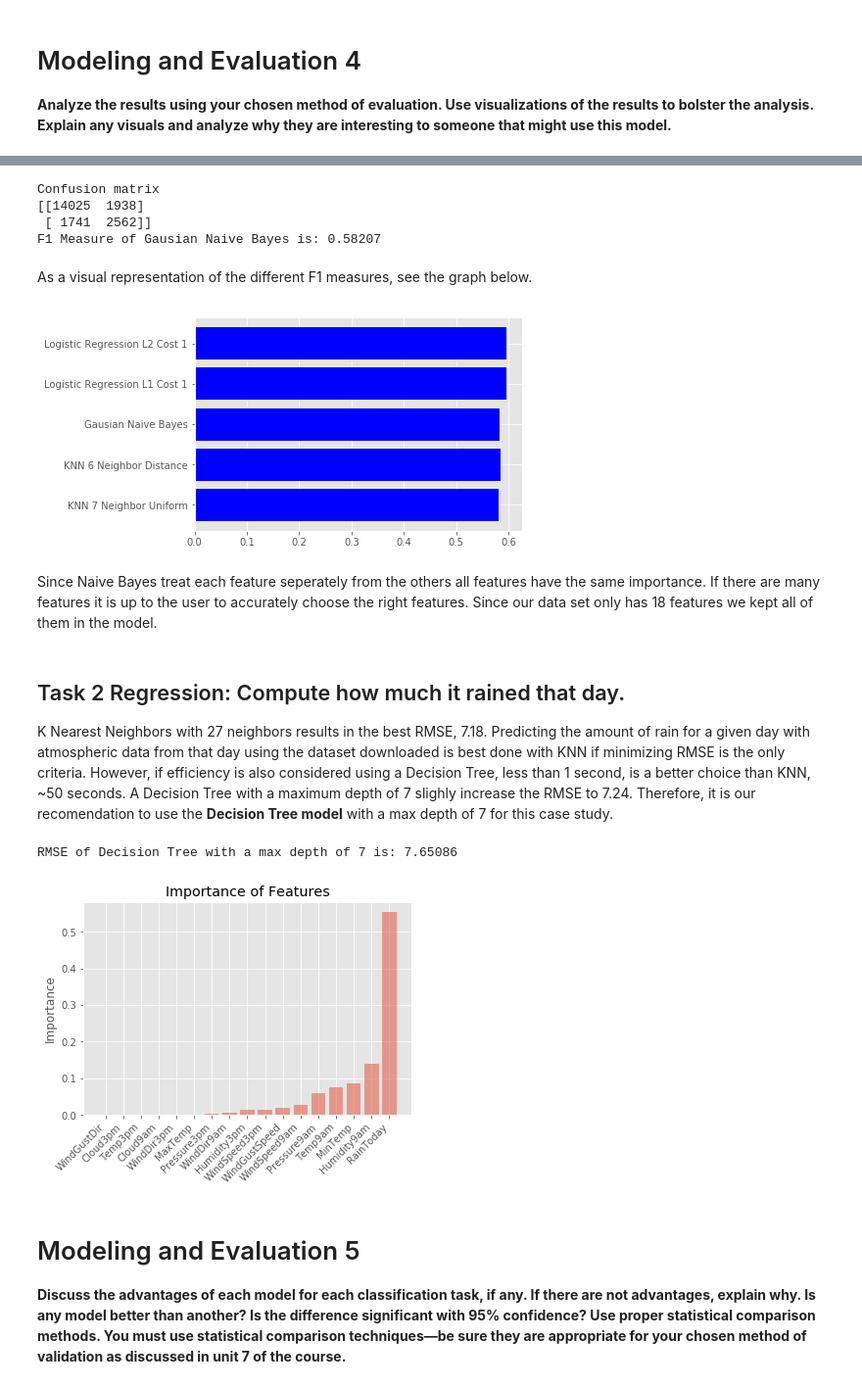
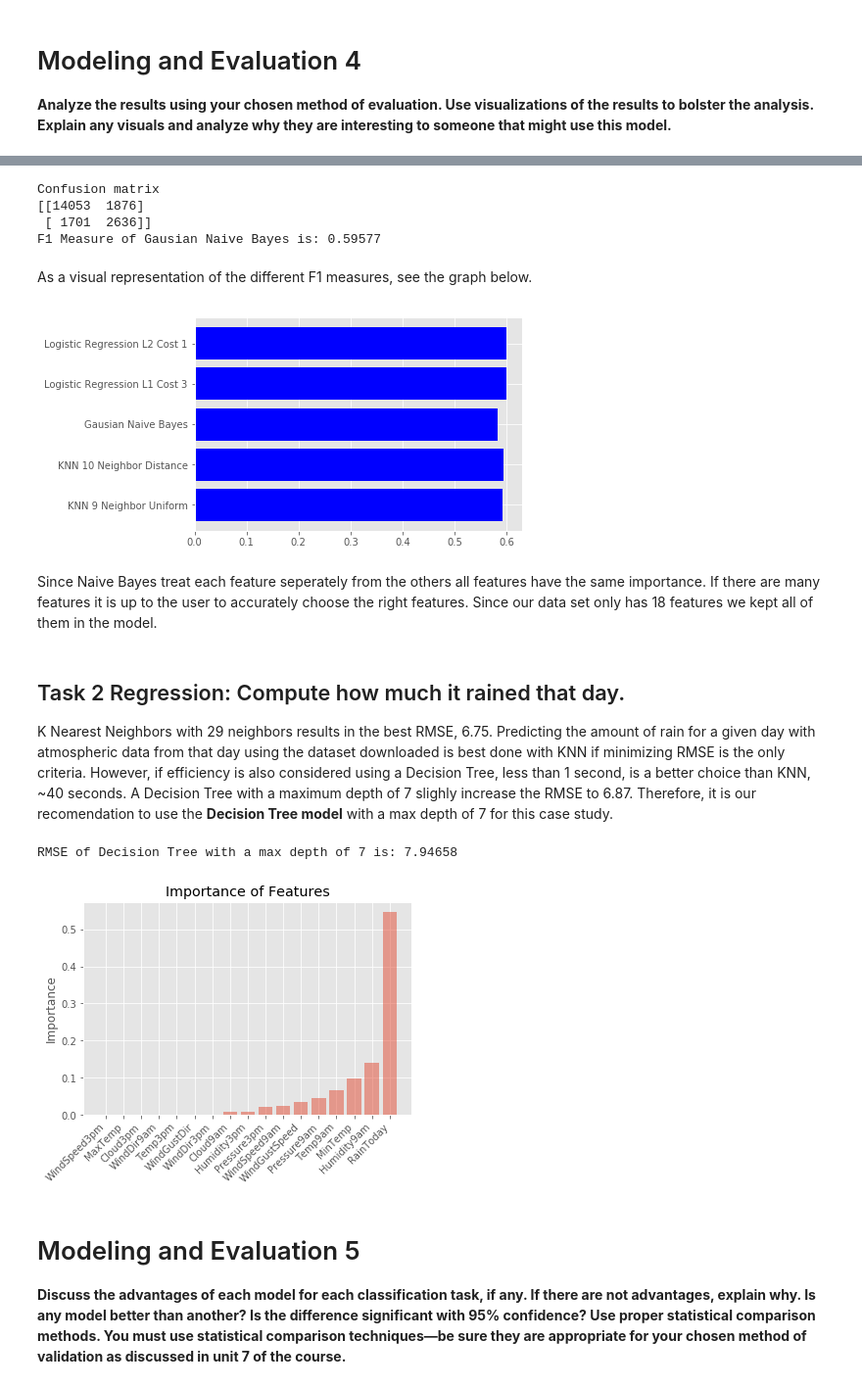
Before and after one commit to jpafford/Data_Mining_7331, a Jupyter notebook: Lab Two Classification.ipynb, the cells around one changed output, grey strips where cells are left out. Shown at 98% size. Drawn from its saved outputs; the diff is of its cells as text; code cells hidden in the pictures.

```diff
--- a/Lab Two Classification.ipynb
+++ b/Lab Two Classification.ipynb
@@ -591,29 +666,31 @@ if 'RainTomorrow' in temp_rainfall:
 for train_indices, test_indices in cv_object.split(x,y):
     scl_obj = sts()
     scl_obj.fit(x[train_indices])
-    X_train_scaled = scl_obj.transform(x[train_indices])
-    X_test_scaled = scl_obj.transform(x[test_indices])
+    X_train_scaled_gnb = scl_obj.transform(x[train_indices])
+    X_test_scaled_gnb = scl_obj.transform(x[test_indices])
+y_train_gnb = y[train_indices]
+y_test_gnb = y[test_indices]
 
 gnb_clf = gnb()
-gnb_clf.fit(X_train_scaled,y[train_indices])
-y_hat = gnb_clf.predict(X_test_scaled)
-F1 = mt.f1_score(y[test_indices],y_hat)
-conf = mt.confusion_matrix(y[test_indices],y_hat)
+gnb_clf.fit(X_train_scaled_gnb,y_train_gnb)
+y_hat = gnb_clf.predict(X_test_scaled_gnb)
+F1 = mt.f1_score(y_test_gnb,y_hat)
+conf = mt.confusion_matrix(y_test_gnb,y_hat)
 print("Confusion matrix")
 print(conf)
-print('F1 Measure of Gausian Naive Bayes is: %.5f' %(F1))
+print('F1 Measure of Gausian Naive Bayes is: %.5f' %(F1)) #F1 score will deviate slightly as each run a new training set is used.
 # %% [output]
 Confusion matrix
-[[14025  1938]
- [ 1741  2562]]
-F1 Measure of Gausian Naive Bayes is: 0.58207
+[[14053  1876]
+ [ 1701  2636]]
+F1 Measure of Gausian Naive Bayes is: 0.59577
 # %% [markdown]
 As a visual representation of the different F1 measures, see the graph below.
 # %%
 plt.style.use('ggplot')
 
-x = ['KNN 7 Neighbor Uniform', 'KNN 6 Neighbor Distance', 'Gausian Naive Bayes', 'Logistic Regression L1 Cost 1', 'Logistic Regression L2 Cost 1']
-energy = [0.58146, 0.58549, 0.58320, 0.59699, 0.59699]
+x = ['KNN 9 Neighbor Uniform', 'KNN 10 Neighbor Distance', 'Gausian Naive Bayes', 'Logistic Regression L1 Cost 3', 'Logistic Regression L2 Cost 1']
+energy = [0.59123, 0.59411, 0.58363, 0.60049, 0.60030]
 
 x_pos = [i for i, _ in enumerate(x)]
 
@@ -623,13 +700,13 @@ plt.yticks(x_pos, x)
 
 plt.show()
 # %% [output]
-[figure, old version]
+[figure, new version]
 # %% [markdown]
 Since Naive Bayes treat each feature seperately from the others all features have the same importance.  If there are many features it is up to the user to accurately choose the right features.  Since our data set only has 18 features we kept all of them in the model.
 # %% [markdown]
 ## Task 2 Regression: Compute how much it rained that day.
 
-K Nearest Neighbors with 27 neighbors results in the best RMSE, 7.18.  Predicting the amount of rain for a given day with atmospheric data from that day using the dataset downloaded is best done with KNN if minimizing RMSE is the only criteria.  However, if efficiency is also considered using a Decision Tree, less than 1 second, is a better choice than KNN, ~50 seconds.  A Decision Tree with a maximum depth of 7 slighly increase the RMSE to 7.24.  Therefore, it is our recomendation to use the <b>Decision Tree model</b> with a max depth of 7 for this case study.
+K Nearest Neighbors with 29 neighbors results in the best RMSE, 6.75.  Predicting the amount of rain for a given day with atmospheric data from that day using the dataset downloaded is best done with KNN if minimizing RMSE is the only criteria.  However, if efficiency is also considered using a Decision Tree, less than 1 second, is a better choice than KNN, ~40 seconds.  A Decision Tree with a maximum depth of 7 slighly increase the RMSE to 6.87.  Therefore, it is our recomendation to use the <b>Decision Tree model</b> with a max depth of 7 for this case study.
 # %%
 from sklearn.tree import DecisionTreeRegressor as dtr
 
@@ -648,30 +725,30 @@ for train_indices, test_indices in cv_object.split(x,y):
     scl_obj.fit(x[train_indices])
     X_train_scaled = scl_obj.transform(x[train_indices])
     X_test_scaled = scl_obj.transform(x[test_indices])
+dtr_column_names = temp_rainfall.columns
 
 dtr_clf = dtr(max_depth = 7)
 dtr_clf.fit(X_train_scaled,y[train_indices])
 y_hat = dtr_clf.predict(X_test_scaled)
 error = np.sqrt(mt.mean_squared_error(y[test_indices],y_hat))
-print('RMSE of Decision Tree with a max depth of 7 is: %.5f'%(error))
+print('RMSE of Decision Tree with a max depth of 7 is: %.5f'%(error)) #F1 score will deviate slightly as each run a new training set is used.
 # %% [output]
-RMSE of Decision Tree with a max depth of 7 is: 7.65086
+RMSE of Decision Tree with a max depth of 7 is: 7.94658
 # %%
-feature_imp = pd.DataFrame(data={'imp': dtr_clf.feature_importances_}, index=temp_rainfall.columns)
+feature_imp = pd.DataFrame(data={'imp': dtr_clf.feature_importances_}, index=dtr_column_names)
 feature_imp = feature_imp.sort_values(by=['imp'])
 
 y_pos = np.arange(len(feature_imp))
-performance = [10,8,6,4,2,1]
 
 plt.bar(y_pos, feature_imp['imp'], align='center', alpha=0.5)
 plt.xticks(y_pos, feature_imp.index)
 plt.xticks(rotation=45, ha='right')
 plt.ylabel('Importance')
 plt.title('Importance of Features')
 
 plt.show()
 # %% [output]
-[figure, old version]
+[figure, new version]
 # %% [markdown]
 # Modeling and Evaluation 5
 <b>Discuss the advantages of each model for each classification task, if any. If there are not advantages, explain why. Is any model better than another? Is the difference significant with 95% confidence? Use proper statistical comparison methods. You must use statistical comparison techniques—be sure they are appropriate for your chosen method of validation as discussed in unit 7 of the course.</b>
```
Also changed, not shown: parts of 6 cells of this notebook, 1 other file.
